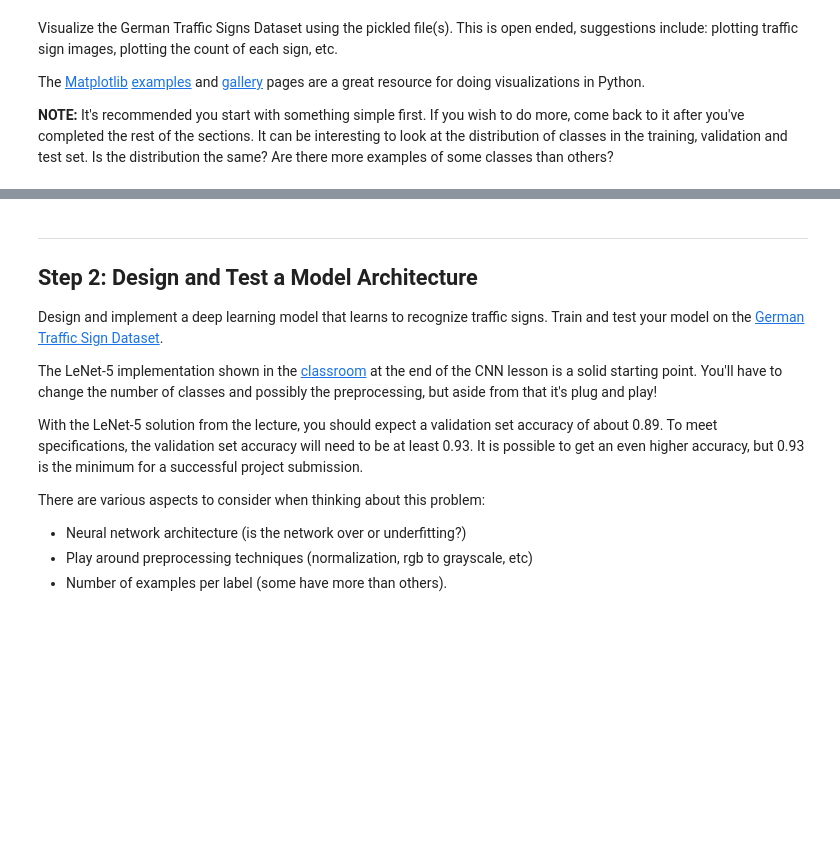
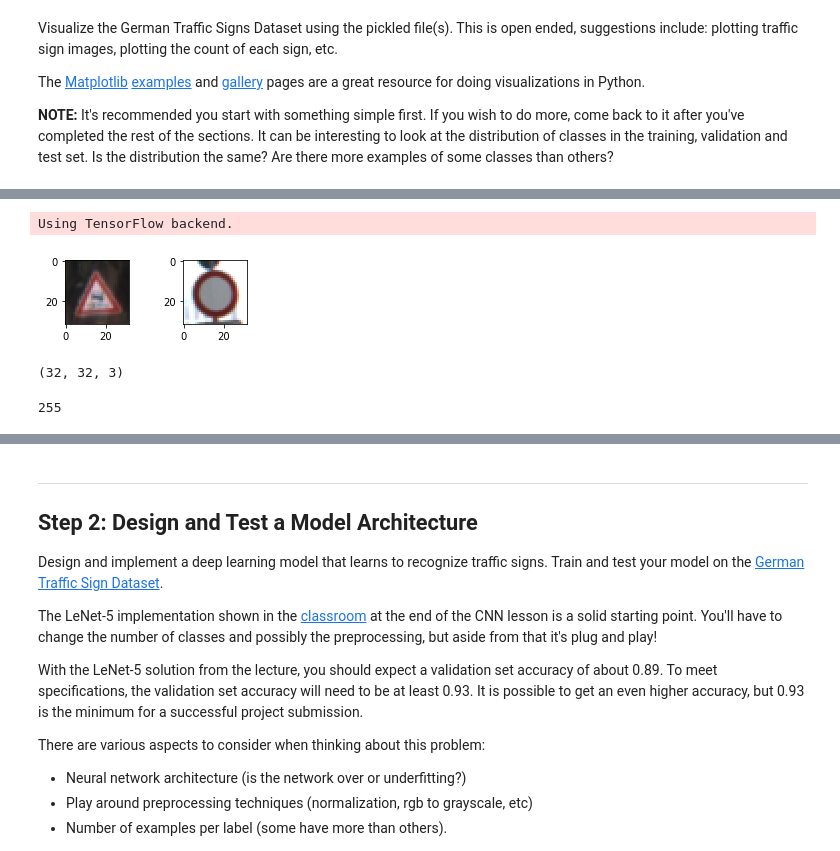
Before and after one commit to AnibalSiguenza/traffic_sign_clasifier, a Jupyter notebook: Traffic_Sign_Classifier.ipynb, the cells around one changed output, grey strips where cells are left out. Drawn from its saved outputs; the diff is of its cells as text; code cells hidden in the pictures; blank space fills up the shorter version.

```diff
--- a/Traffic_Sign_Classifier.ipynb
+++ b/Traffic_Sign_Classifier.ipynb
@@ -123,0 +124,35 @@ for nImage in range(9):
+# %%
+# example of brighting image augmentation
+from numpy import expand_dims
+from keras.preprocessing.image import load_img
+from keras.preprocessing.image import img_to_array
+from keras.preprocessing.image import ImageDataGenerator
+from matplotlib import pyplot
+
+imgs = X_train_shuffled[0:2,:,:,:]
+datagen = ImageDataGenerator()
+# prepare iterator
+it = datagen.flow(imgs, batch_size=1)
+# generate samples and plot
+for i in range(2):
+    # define subplot
+    pyplot.subplot(330 + 1 + i)
+    # generate batch of images
+    batch = it.next()
+    # convert to unsigned integers for viewing
+    image = batch[0].astype('uint8')
+    # plot raw pixel data
+    pyplot.imshow(image)
+# show the figure
+pyplot.show()
+# %% [output]
+Using TensorFlow backend.
+[figure, added]
+# %%
+X_train[0,:,:,:].shape
+# %% [output]
+(32, 32, 3)
+# %%
+np.max(np.abs(image - X_train_shuffled[0,:,:,:]))
+# %% [output]
+255
```
Also changed, not shown: parts of 11 cells of this notebook.
